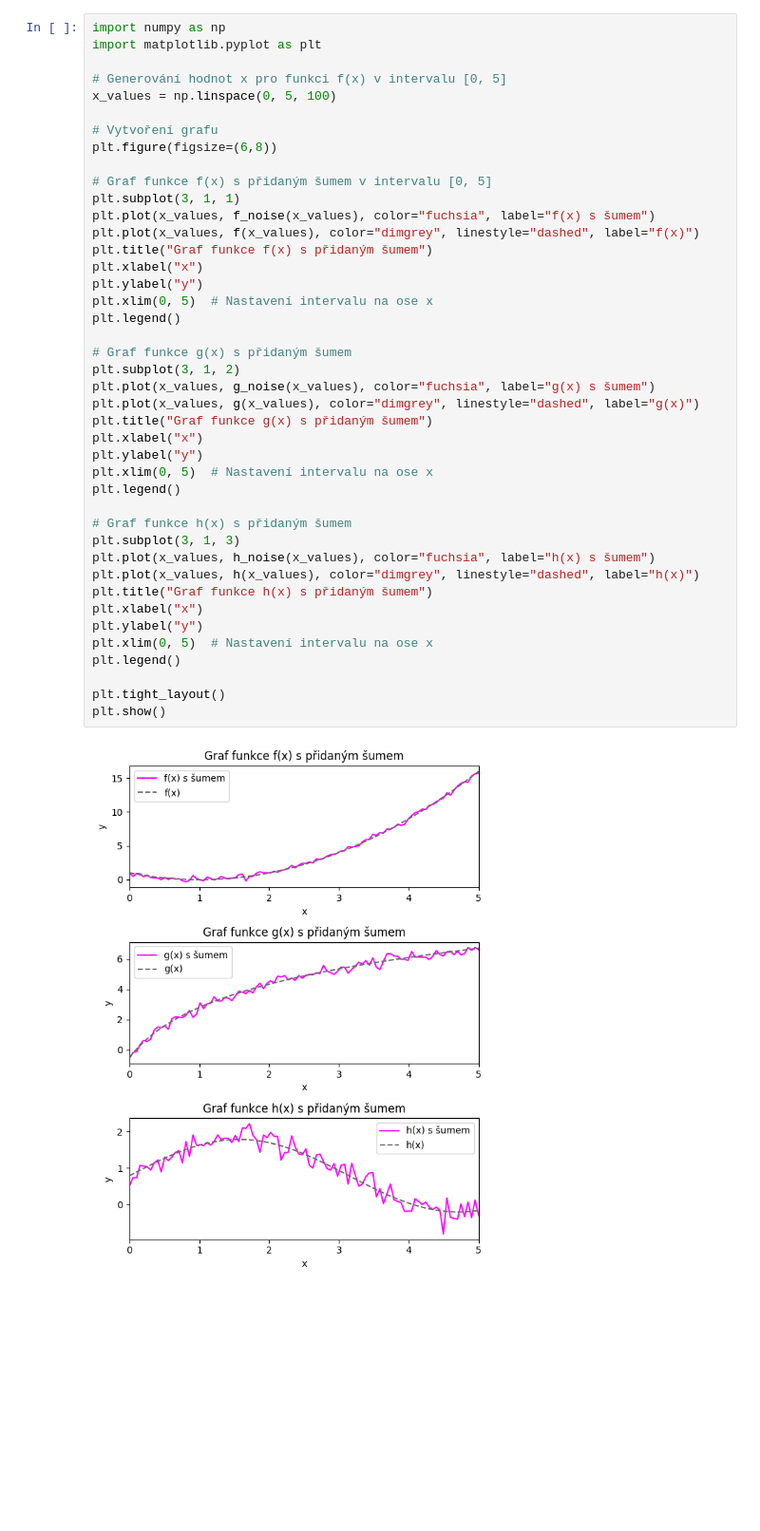
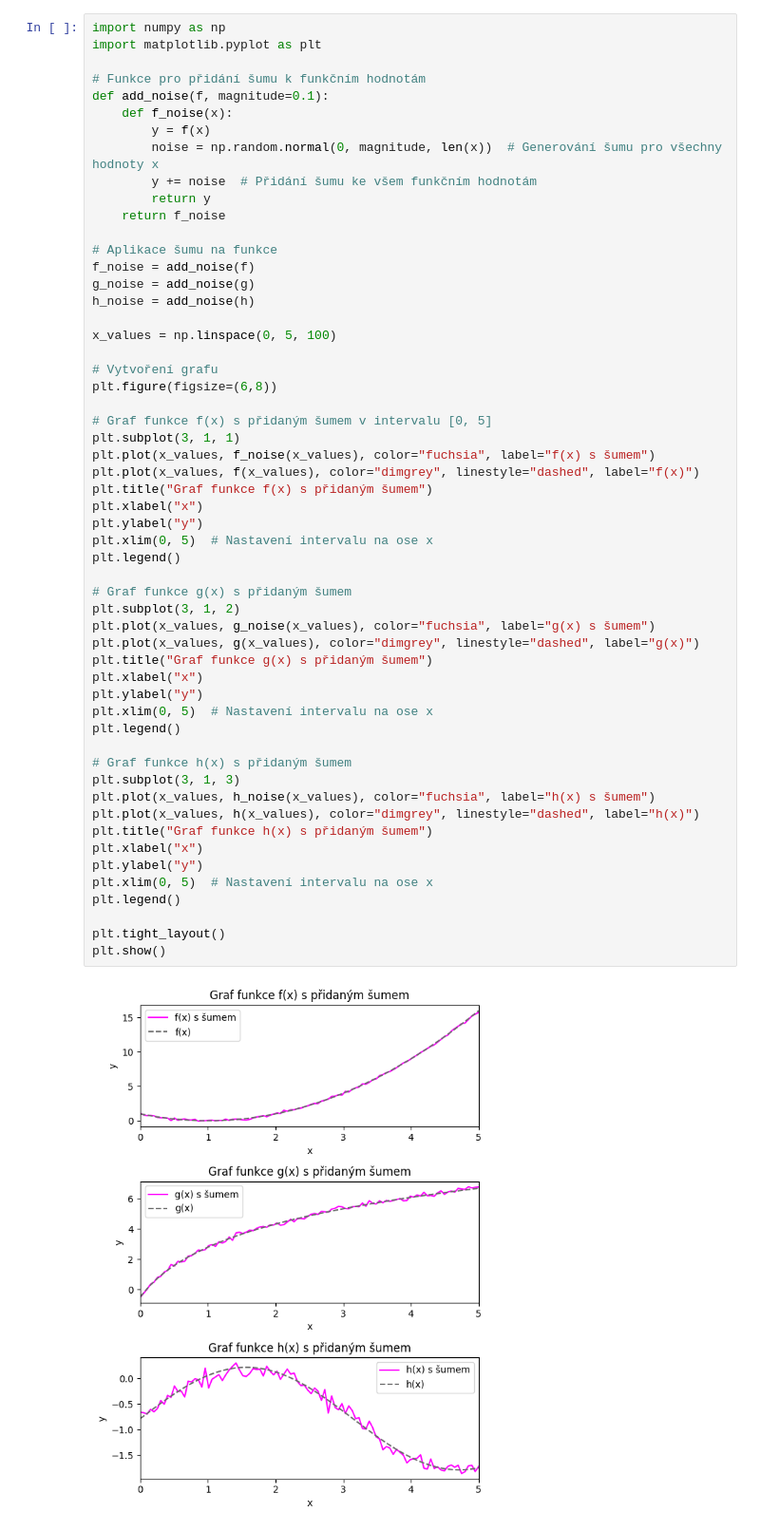
Before and after one commit to majdakleckerova/msw-zapoctovy-dokument, a Jupyter notebook: 4-interpolace-aproximace.ipynb, the cells around one changed output. Shown at 95% size. Cells and saved outputs as stored; diff of their text form; blank space fills up the shorter version.

```diff
--- a/4-interpolace-aproximace.ipynb
+++ b/4-interpolace-aproximace.ipynb
@@ -34,7 +32,20 @@ h_noise = add_noise(h, magnitude=0.2)
 import numpy as np
 import matplotlib.pyplot as plt
 
-# Generování hodnot x pro funkci f(x) v intervalu [0, 5]
+# Funkce pro přidání šumu k funkčním hodnotám
+def add_noise(f, magnitude=0.1):
+    def f_noise(x):
+        y = f(x)
+        noise = np.random.normal(0, magnitude, len(x))  # Generování šumu pro všechny hodnoty x
+        y += noise  # Přidání šumu ke všem funkčním hodnotám
+        return y
+    return f_noise
+
+# Aplikace šumu na funkce
+f_noise = add_noise(f)
+g_noise = add_noise(g)
+h_noise = add_noise(h)
+
 x_values = np.linspace(0, 5, 100)
 
 # Vytvoření grafu
@@ -46,31 +57,31 @@ plt.plot(x_values, f_noise(x_values), color="fuchsia", label="f(x) s šumem")
 plt.plot(x_values, f(x_values), color="dimgrey", linestyle="dashed", label="f(x)")
 plt.title("Graf funkce f(x) s přidaným šumem")
 plt.xlabel("x")
 plt.ylabel("y")
 plt.xlim(0, 5)  # Nastavení intervalu na ose x
 plt.legend()
 
 # Graf funkce g(x) s přidaným šumem
 plt.subplot(3, 1, 2)
 plt.plot(x_values, g_noise(x_values), color="fuchsia", label="g(x) s šumem")
 plt.plot(x_values, g(x_values), color="dimgrey", linestyle="dashed", label="g(x)")
 plt.title("Graf funkce g(x) s přidaným šumem")
 plt.xlabel("x")
 plt.ylabel("y")
 plt.xlim(0, 5)  # Nastavení intervalu na ose x
 plt.legend()
 
 # Graf funkce h(x) s přidaným šumem
 plt.subplot(3, 1, 3)
 plt.plot(x_values, h_noise(x_values), color="fuchsia", label="h(x) s šumem")
 plt.plot(x_values, h(x_values), color="dimgrey", linestyle="dashed", label="h(x)")
 plt.title("Graf funkce h(x) s přidaným šumem")
 plt.xlabel("x")
 plt.ylabel("y")
 plt.xlim(0, 5)  # Nastavení intervalu na ose x
 plt.legend()
 
 plt.tight_layout()
 plt.show()
 # %% [output]
-[figure, old version]
+[figure, new version]
```
Also changed, not shown: parts of 11 cells of this notebook, 1 other file.
